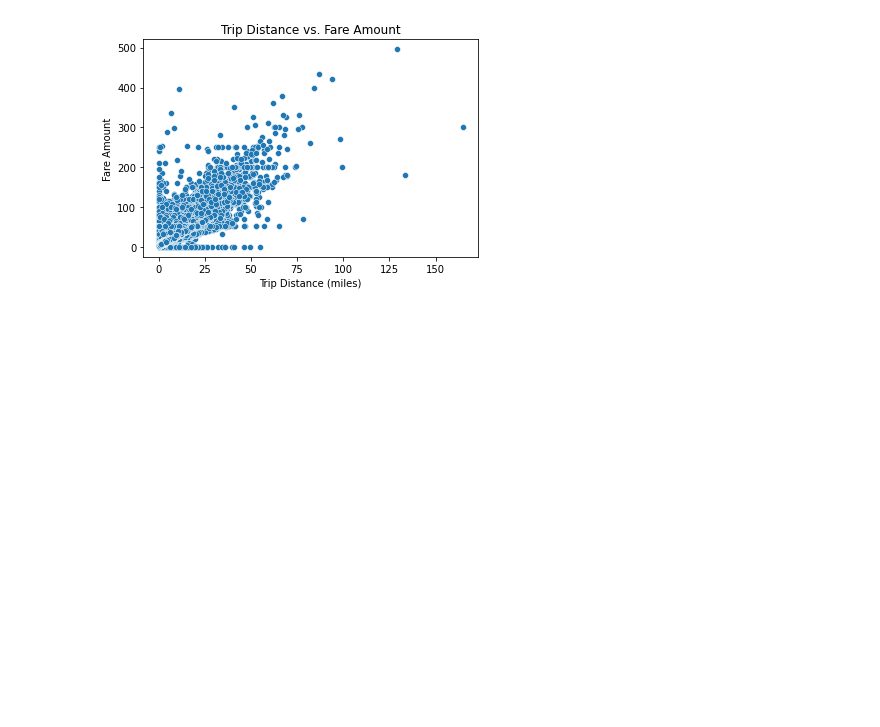
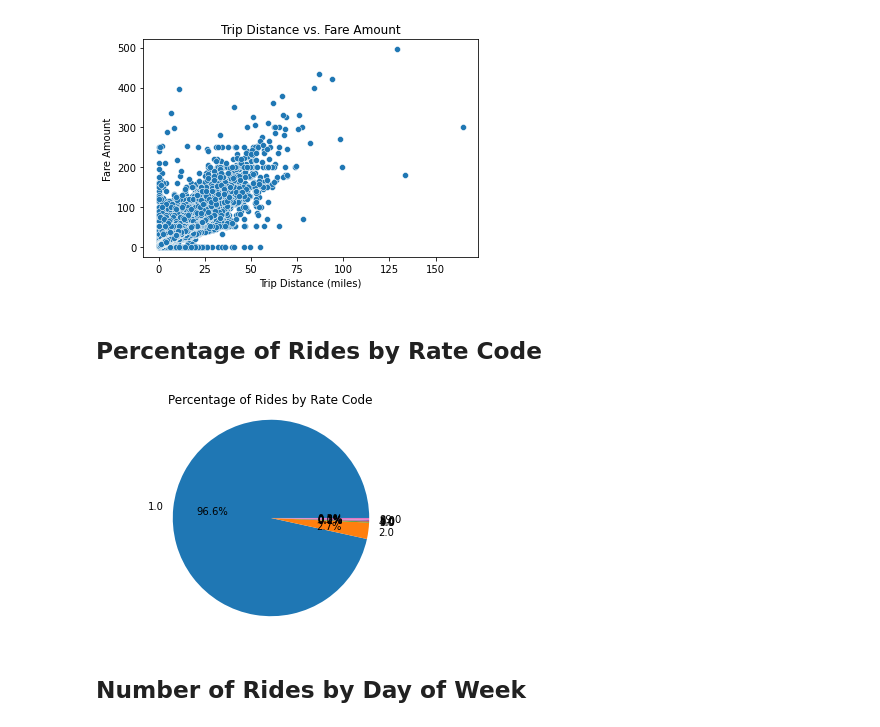
Before and after one commit to Nikhil-B-Madhu/NYC-Taxi-Prediction, a Jupyter notebook: Data/Code/Machine_Learning_Project_Data_Visualization.ipynb, the cells around one changed output. Saved outputs shown, nothing was run; the diff lists cells and outputs as text; code cells hidden in the pictures; blank space fills up the shorter version.

```diff
--- a/Data/Code/Machine_Learning_Project_Data_Visualization.ipynb
+++ b/Data/Code/Machine_Learning_Project_Data_Visualization.ipynb
@@ -378,3 +301,22 @@ plt.title("Trip Distance vs. Fare Amount")
 plt.show()
 # %% [output]
 [figure]
+# %% [markdown]
+## Percentage of Rides by Rate Code
+# %%
+# load the dataset and calculate percentage of rides by rate code
+df = nyc_taxi_Jan_2022_cleaned
+grouped_df = df.groupby(["RatecodeID"]).count()["fare_amount"]
+grouped_df = grouped_df / grouped_df.sum() * 100
+
+# plot pie chart
+grouped_df.plot.pie(autopct="%.1f%%")
+plt.axis("equal")
+plt.xlabel("")
+plt.ylabel("")
+plt.title("Percentage of Rides by Rate Code")
+plt.show()
+# %% [output]
+[figure, added]
+# %% [markdown]
+## Number of Rides by Day of Week
```
Also changed, not shown: parts of 34 cells of this notebook, 1 other file.
